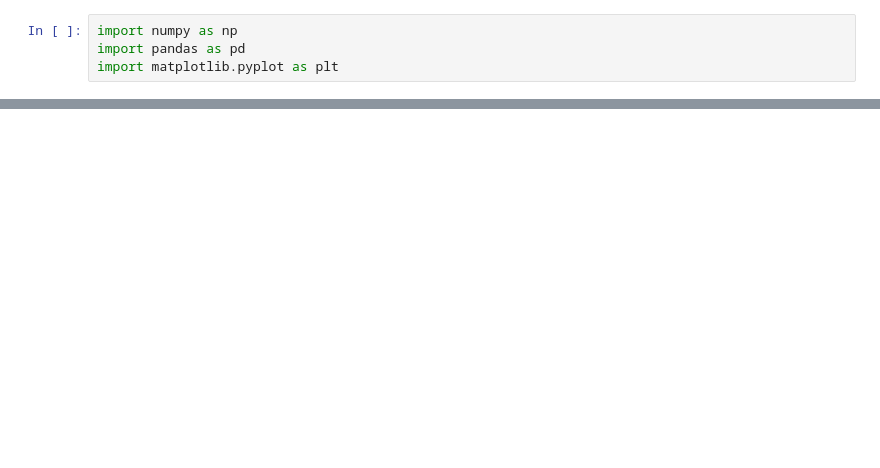
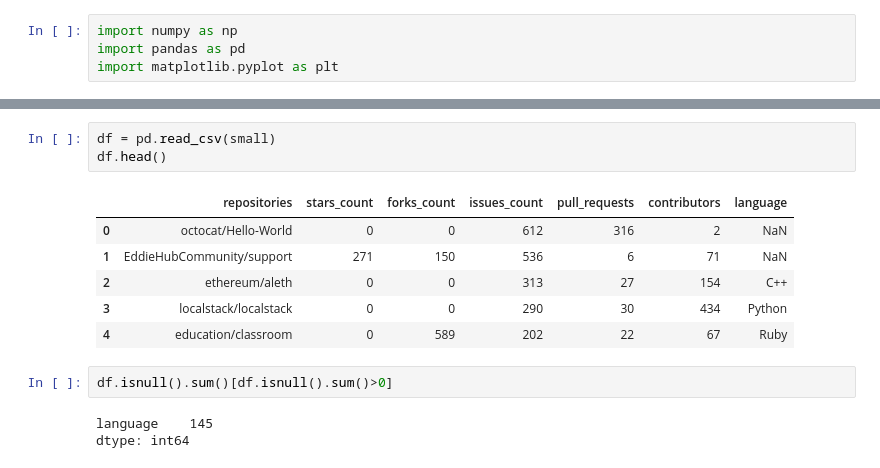
Before and after one commit to LeoLi1223/Beacon, a Jupyter notebook: preprocessing.ipynb, the cells around one changed output, grey strips where cells are left out. Drawn from its saved outputs; the diff is of its cells as text; blank space fills up the shorter version.

```diff
--- a/preprocessing.ipynb
+++ b/preprocessing.ipynb
@@ -17,0 +11,15 @@ large_df.head()
+# %%
+df = pd.read_csv(small)
+df.head()
+# %% [output]
+|  | repositories | stars_count | forks_count | issues_count | pull_requests | contributors | language |
+| 0 | octocat/Hello-World | 0 | 0 | 612 | 316 | 2 | NaN |
+| 1 | EddieHubCommunity/support | 271 | 150 | 536 | 6 | 71 | NaN |
+| 2 | ethereum/aleth | 0 | 0 | 313 | 27 | 154 | C++ |
+| 3 | localstack/localstack | 0 | 0 | 290 | 30 | 434 | Python |
+| 4 | education/classroom | 0 | 589 | 202 | 22 | 67 | Ruby |
+# %%
+df.isnull().sum()[df.isnull().sum()>0]
+# %% [output]
+language    145
+dtype: int64
```
Also changed, not shown: parts of 20 cells of this notebook, 1 other file.
